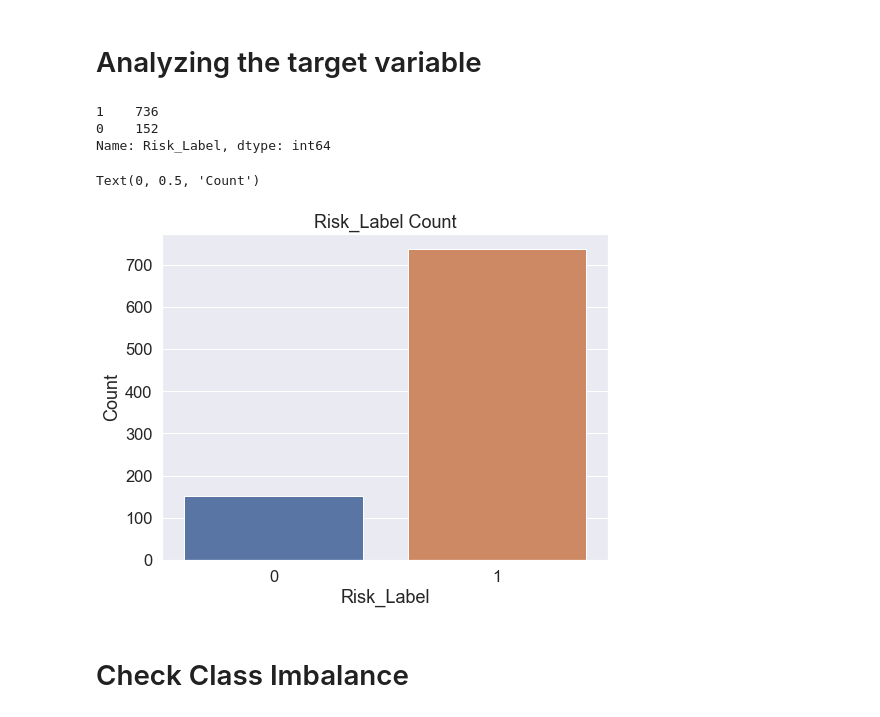
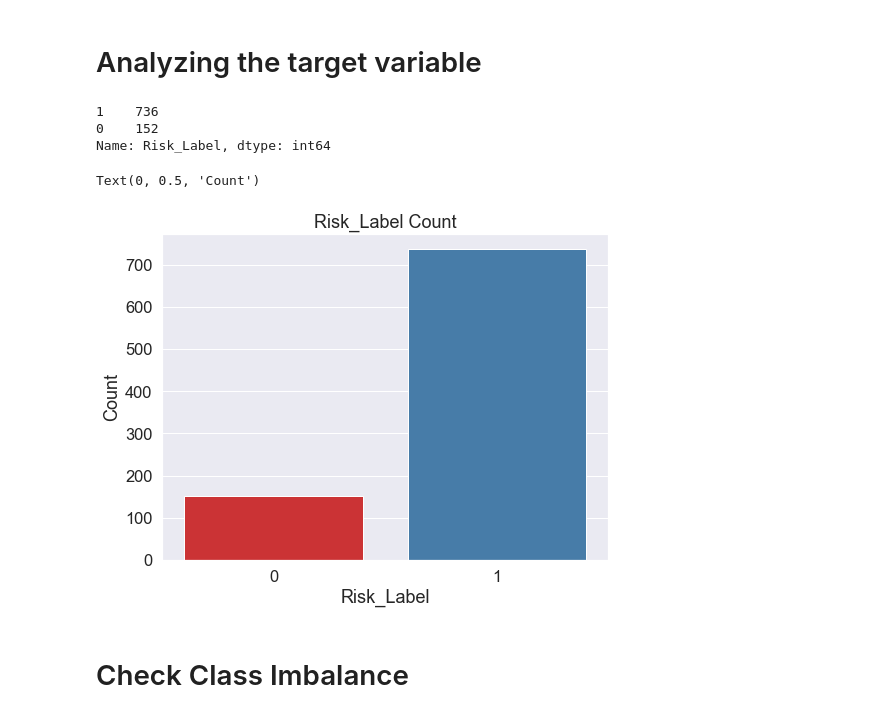
Before and after one commit to Harriet-ngomo/Taxpayer-Risk-Classification, a Jupyter notebook: index.ipynb, the cells around one changed output. Cells and saved outputs as stored; diff of their text form; code cells hidden in the pictures.

Commit message:
Data preprocessing

```diff
--- a/index.ipynb
+++ b/index.ipynb
@@ -299,22 +299,22 @@ Name: Risk_Label, dtype: int64
 # %%
 # Display value counts of unique items
 print(data['Risk_Label'].value_counts())
 
 # Set custom font parameters
 sns.set(font_scale=1.5)
-
-# Create a countplot of the 'churn' feature
+colors = sns.color_palette("Set1")
+# Create a countplot of the 'Risk label' feature
 plt.figure(figsize=(8, 6))
-sns.countplot(x='Risk_Label', data=data)
+sns.countplot(x='Risk_Label', data=data, palette=colors)
 plt.title("Risk_Label Count")
 plt.xlabel("Risk_Label")
 plt.ylabel("Count")
 # %% [output]
 1    736
 0    152
 Name: Risk_Label, dtype: int64
 Text(0, 0.5, 'Count')
-[figure, old version]
+[figure, new version]
 # %% [markdown]
 # Check Class Imbalance
 # %%
```
Also changed, not shown: parts of 12 cells of this notebook.
